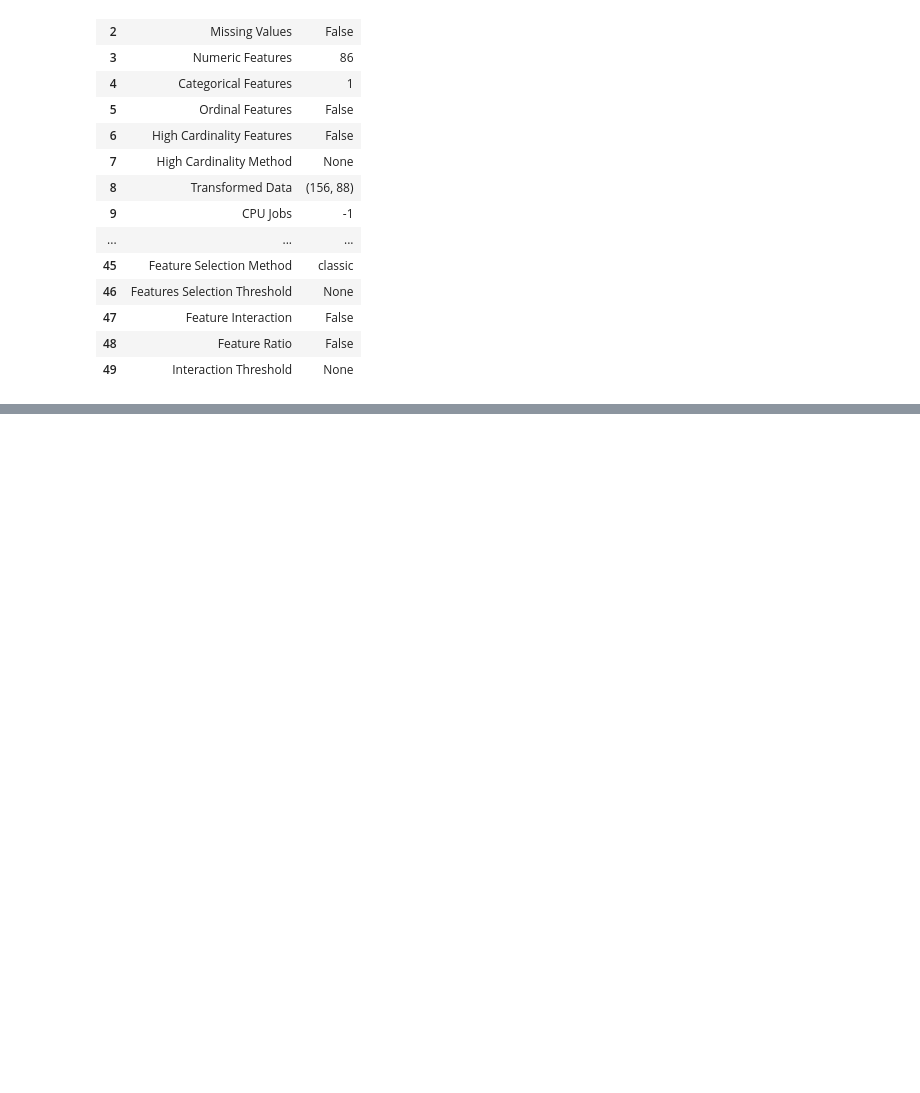
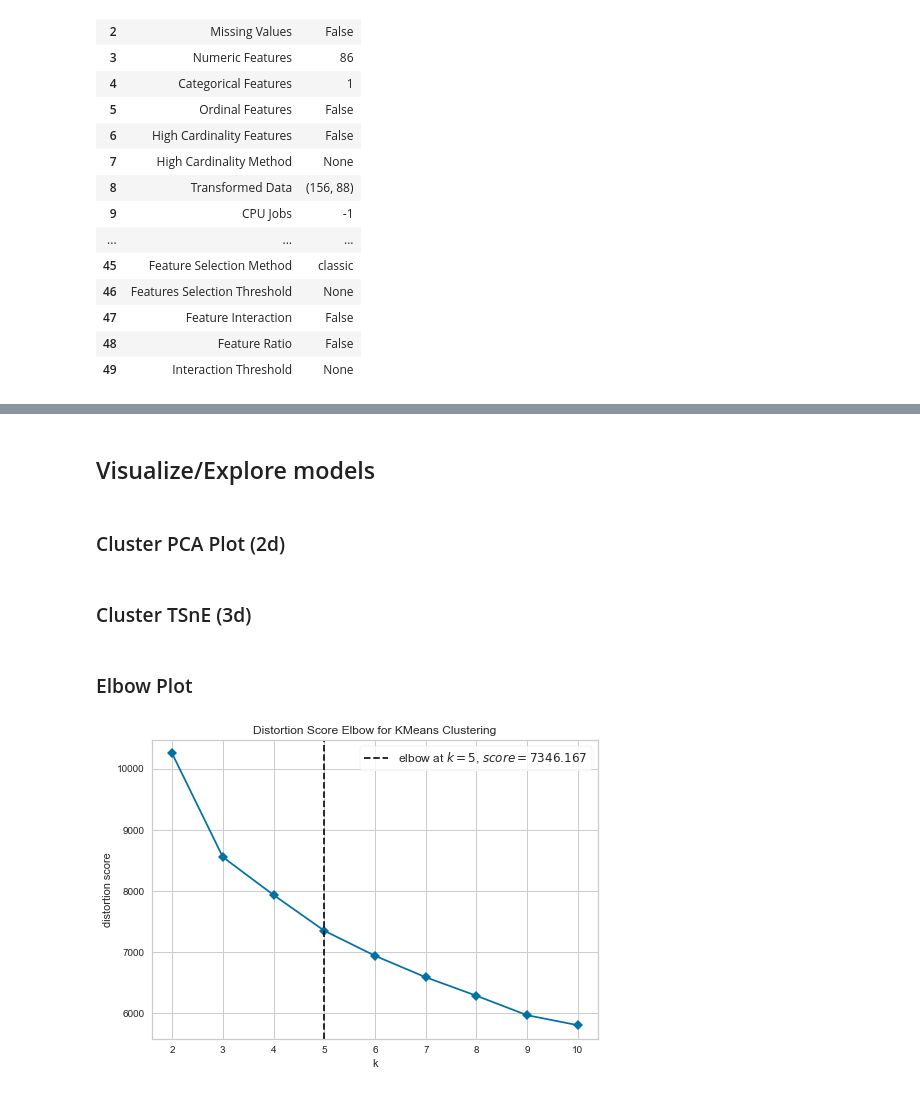
Before and after one commit to nchowes/digital-core, a Jupyter notebook: demos/dGeochemExperiment.ipynb, the cells around one changed output, grey strips where cells are left out. Drawn from its saved outputs; the diff is of its cells as text; code cells hidden in the pictures; blank space fills up the shorter version.

```diff
--- a/demos/dGeochemExperiment.ipynb
+++ b/demos/dGeochemExperiment.ipynb
@@ -9,6 +12,6 @@ from customdataframe import GeochemML
 # %% [markdown]
 ### Read sample geochemistry data from csv
 # %%
-filepath = './data/OOLDEA2_1m_intervals.csv'
-this     = GeochemML.read_csv( filepath )
+filepath = '../data/OOLDEA2_1m_intervals.csv'
+this = GeochemML.read_csv( filepath )
 # %% [markdown]
@@ -35,0 +86,19 @@ this.design()
+# %% [markdown]
+## Visualize/Explore models
+# %% [markdown]
+### Cluster PCA Plot (2d)
+# %%
+this.plottype = "cluster"
+this.plotmodel()
+# %% [markdown]
+### Cluster TSnE (3d)
+# %%
+this.plottype = "tsne"
+this.plotmodel()
+# %% [markdown]
+### Elbow Plot
+# %%
+this.plottype = "elbow"
+this.plotmodel()
+# %% [output]
+[figure, added]
```
Also changed, not shown: parts of 19 cells of this notebook, 8 other files.
